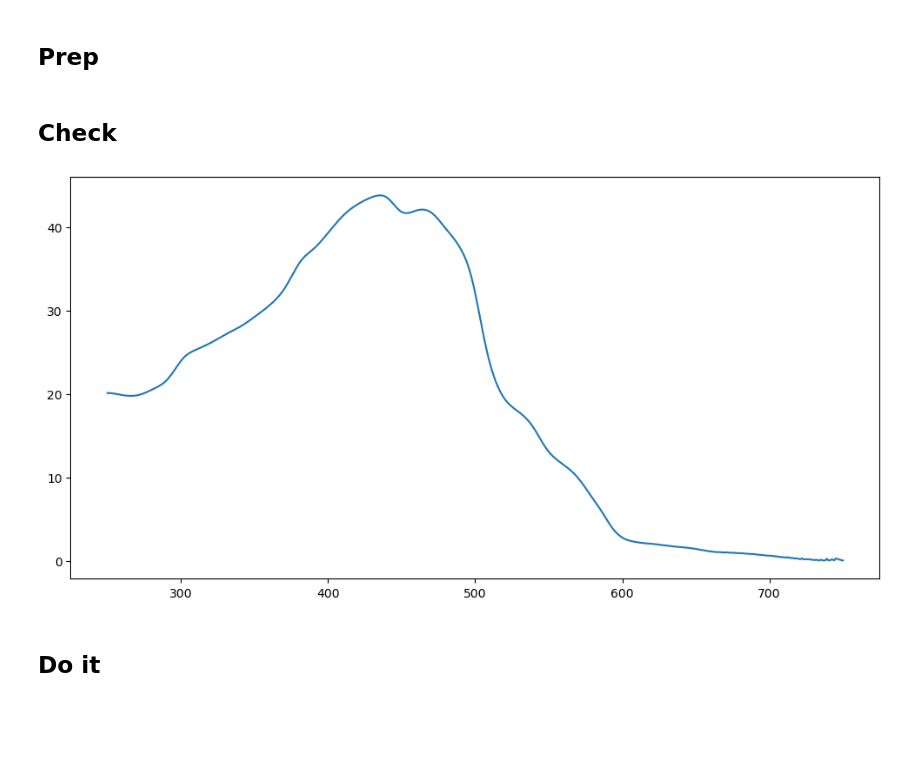
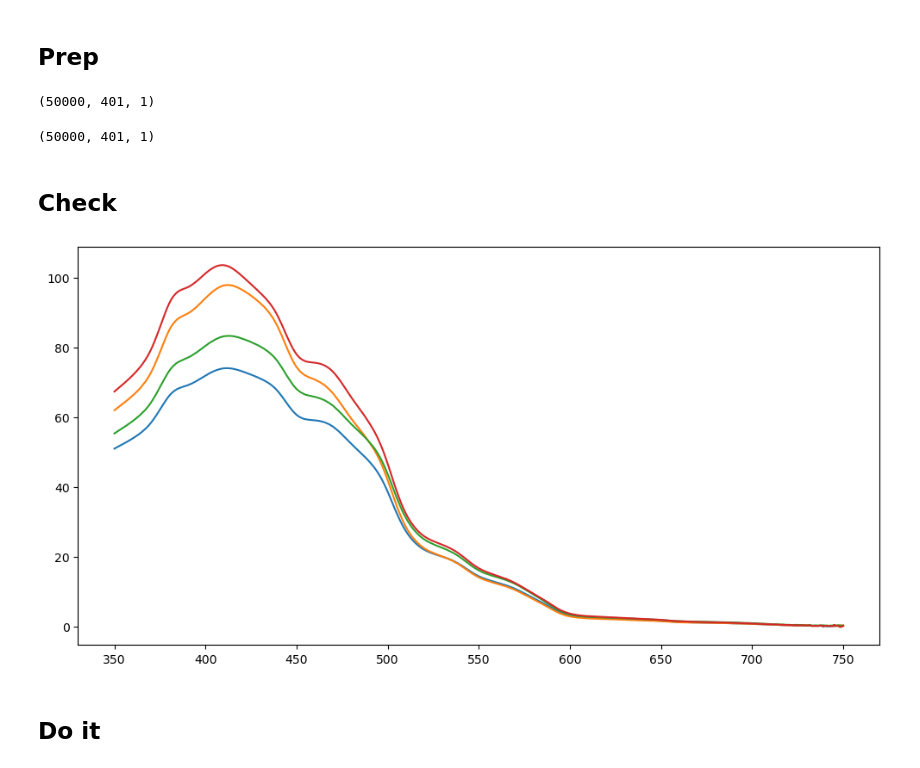
Before and after one commit to Sea-Meets-the-Stars/cnmf, a Jupyter notebook: papers/Rrs/Analysis/NOBM.ipynb, the cells around one changed output. Drawn from its saved outputs; the diff is of its cells as text; code cells hidden in the pictures; blank space fills up the shorter version.

```diff
--- a/papers/Rrs/Analysis/NOBM.ipynb
+++ b/papers/Rrs/Analysis/NOBM.ipynb
@@ -74,11 +115,7 @@ jkl = np.unravel_index(randi, rshape[1:])
 # %% [markdown]
 ## Grab em
 # %%
-r_rrs = []
-for ss in range(len(jkl[0])):
-    r_rrs.append(nobm_xds.rrs.data[:,jkl[0][ss], jkl[1][ss], jkl[2][ss]])
-#
-r_rrs = np.array(r_rrs)
+r_rrs = nobm_stacked_no_nans.data[:, randi]
 # %%
 r_rrs.shape
 # %% [output]
@@ -87,5 +124,8 @@ r_rrs.shape
 # NMF me
 # %% [markdown]
 ## Scale
+# %%
+i350 = np.argmin(np.abs(wave-350.))
 # %%
-scaled_Rrs = r_rrs * 1e4
+scaled_Rrs = (r_rrs.T * 1e4)[:,i350:]
+cutwave = wave[i350:]
@@ -92,19 +136,36 @@ scaled_Rrs = r_rrs * 1e4
 # %% [markdown]
 ## Prep
 # %%
-new_spec, mask, err = co_utils.prep(scaled_Rrs, sigma=0.1)
+new_spec, mask, err = co_utils.prep(scaled_Rrs, sigma=1.)
+# %%
+new_spec.shape
+# %% [output]
+(50000, 401, 1)
+# %%
+mask.shape
+# %% [output]
+(50000, 401, 1)
 # %% [markdown]
 ## Check
 # %%
 fig = plt.figure(figsize=(12,6))
 ax = plt.gca()
 
-ax.plot(wave, new_spec[0,:])
+ax.plot(cutwave, new_spec[0,:])
+ax.plot(cutwave, new_spec[100,:])
+ax.plot(cutwave, new_spec[1000,:])
+ax.plot(cutwave, new_spec[10000,:])
+
+if False:
+    ii = 0
+    sns.lineplot(x=cutwave, y=M[ii]*10000, color='k',
+                 label=r'$W_'+f'{ii+1}'+'$',
+                 ax=ax, lw=2)#
 
 #
 plt.show()
 # %% [output]
-[figure, old version]
+[figure, new version]
 # %% [markdown]
 ## Do it
 # %%
```
Also changed, not shown: parts of 17 cells of this notebook.
